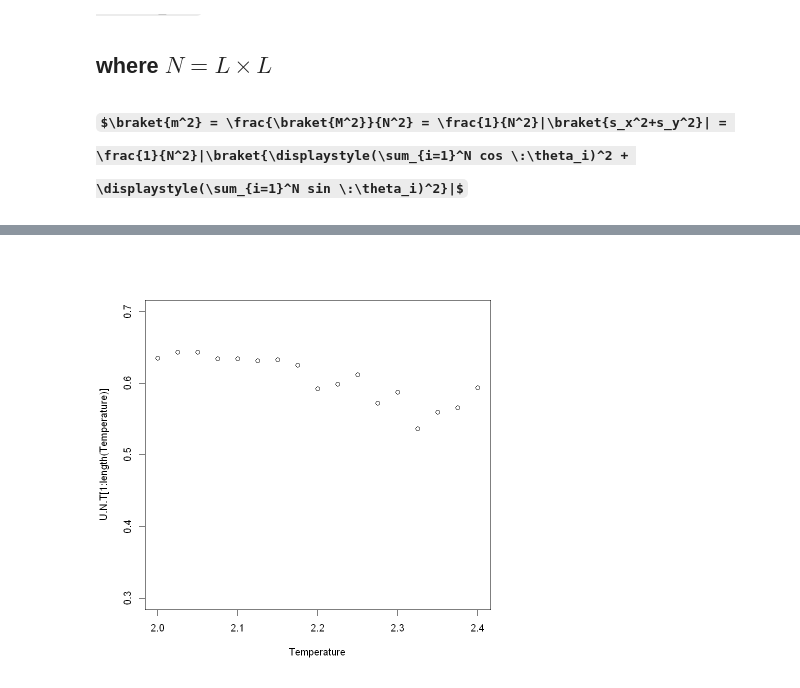
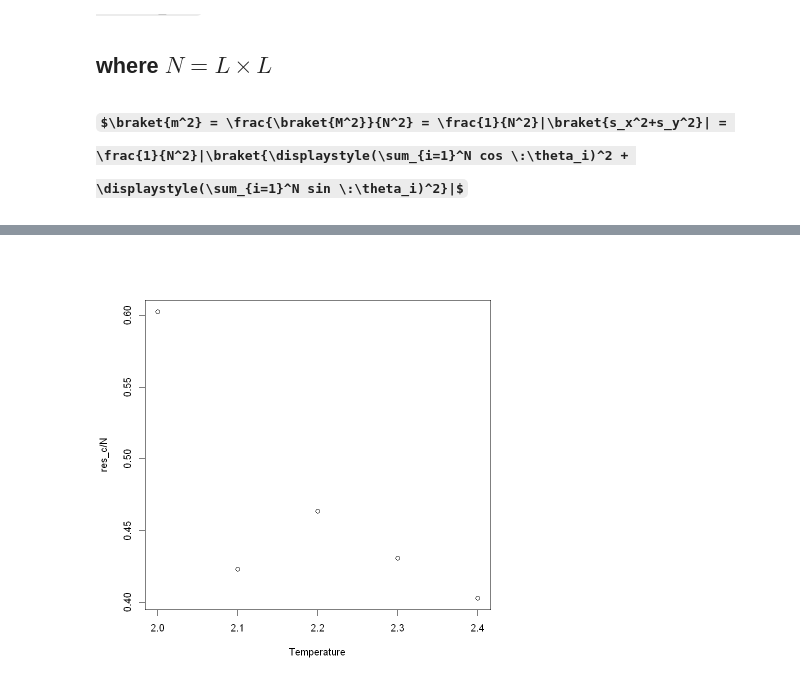
Before and after one commit to RiccardoTancredi/PerCoolAction, a Jupyter notebook: XY model/XY_model 1D.ipynb, the cells around one changed output, grey strips where cells are left out. Saved outputs shown, nothing was run; the diff lists cells and outputs as text; code cells hidden in the pictures; some formulas as TeX source.

```diff
--- a/XY model/XY_model 1D.ipynb
+++ b/XY model/XY_model 1D.ipynb
@@ -76,31 +99,27 @@ H_matrix_calc <- function(N, mat, angles.samples){
 # %%
 compute_delta_H <- function(N, mat, angles.samples, T, H){
     change_pos <- sample(N, 1)
-    new_angles <- angles.samples
-    new_val <- runif(1, -pi, pi)
+    new_val <- runif(1, -pi/6, pi/6) + angles.samples[change_pos]
+    old_val <- angles.samples[change_pos]
 
-    new_angles[change_pos] <- new_val
+    neighbors <- mat[change_pos][[1]]
 
-    H.new <- sum(H_matrix_calc(N, mat, new_angles)$H)/2
-    delta_H <- H.new - H
+    old <- - sum(cos(angles.samples[change_pos] - angles.samples[neighbors]))
+    new <- - sum(cos(new_val - angles.samples[neighbors]))
+
+    delta_H <- new - old
 
     # Metropolis passage
-    if (delta_H > 0){
-        if (runif(n = 1, min = 0, max = 1) < exp(-delta_H/T)){
-            angles.samples <- new_angles
-            H <- H.new
-        }
-    }
-    else{
-        angles.samples <- new_angles
-        H <- H.new
+    if (delta_H < 0 || runif(n = 1, min = 0, max = 1) < exp(-delta_H/T)){
+        angles.samples[change_pos] <- new_val
+        H <- H + delta_H
     }
     return(list(angles.samples = angles.samples, H = H))
 }
 # %%
 get_specific_heat <- function(all_H, T){
-    # actual.vals <- as.integer(length(all_H)/10)
-    # len <- length(all_H)
-    return(var(all_H)/T^2)
+    actual.vals <- as.integer(length(all_H)/10)
+    len <- length(all_H)
+    return(var(all_H[(len-actual.vals):len])/T^2)
 }
 # %%
@@ -174,0 +176,7 @@ U.N.T
+# %%
+res_U <- rep(0, length(Temperature))
+res_c <- rep(0, length(Temperature))
+for (i in 1:length(Temperature)){
+    res_U[i] <- mean(U.N.T[seq(i, length(U.N.T), length(Temperature))])
+    res_c[i] <- mean(heats[seq(i, length(heats), length(Temperature))])
+}
@@ -175,6 +187,6 @@ U.N.T
 # %%
-plot(Temperature, U.N.T[1:length(Temperature)], ylim=c(0.3, 0.7))
-# points(Temperature, U.N.T[(length(Temperature)+1):(2*length(Temperature))], pch=16)
-# points(Temperature, U.N.T[(2*(length(Temperature))+1)*2:(3*length(Temperature))], pch=16)
+plot(Temperature, res_c/N)
+# points(Temperature, specific_heat[(length(Temperature)+1):(2*length(Temperature))], pch=16)
+# points(Temperature, specific_heat[(2*length(Temperature)+1):(3*length(Temperature))], pch=16)
 # %% [output]
-[figure, old version]
+[figure, new version]
```
Also changed, not shown: parts of 18 cells of this notebook, 9 other files.
